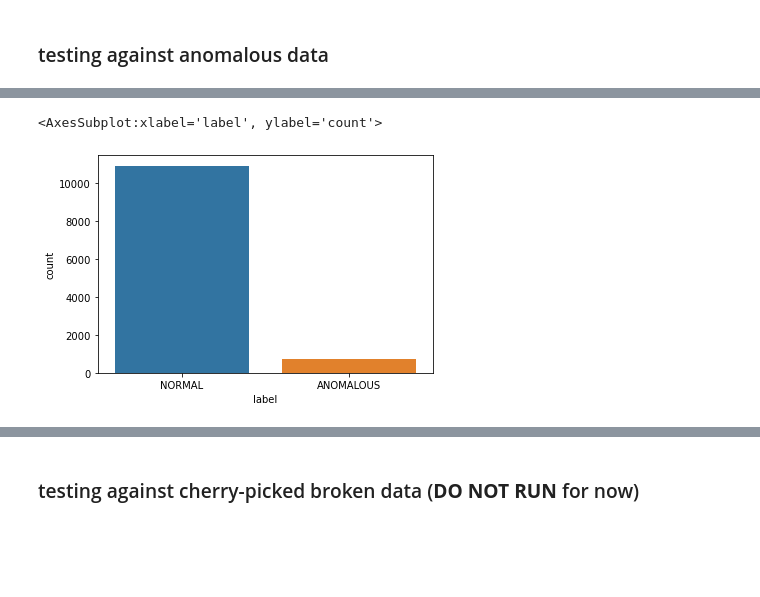
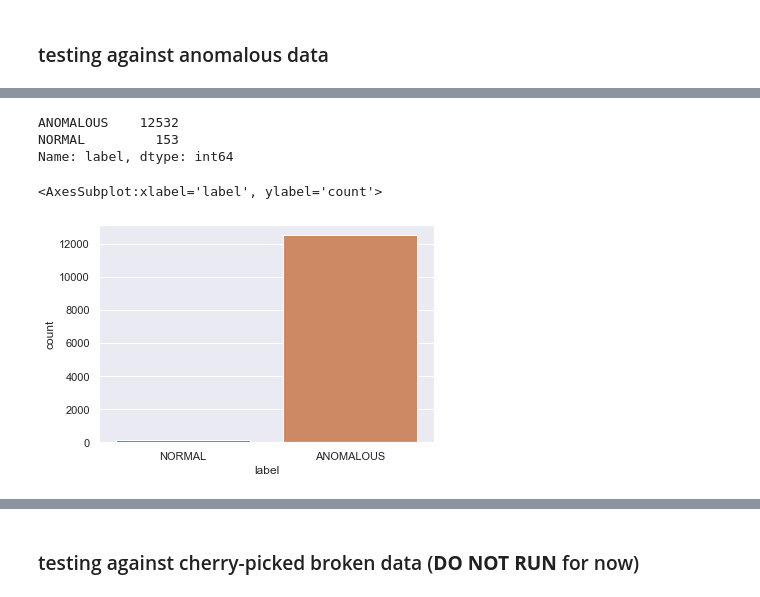
Before and after one commit to LiquidMethane/ece9603-project, a Jupyter notebook: 21/cae-testing-21.ipynb, the cells around one changed output, grey strips where cells are left out. Drawn from its saved outputs; the diff is of its cells as text; code cells hidden in the pictures; blank space fills up the shorter version.

```diff
--- a/21/cae-testing-21.ipynb
+++ b/21/cae-testing-21.ipynb
@@ -123,4 +109,4 @@ sns.countplot(x='label', data=df_prediction)
 input_tensor = torch.from_numpy(anom_test.reshape(-1, 1, window_size, 37)).to(device)
 reconstructed_window = cae(input_tensor)
 # %%
-loss = reconstruction_mse(anom_test, reconstructed_window.detach().numpy())
+loss_anom = reconstruction_mse(anom_test, reconstructed_window.detach().numpy())
@@ -126,0 +126,2 @@ loss = reconstruction_mse(anom_test, reconstructed_window.detach().numpy())
+# %%
+recon_loss_threshold = 0.7
@@ -127,2 +148,2 @@ loss = reconstruction_mse(anom_test, reconstructed_window.detach().numpy())
 # %%
-prediction = ['NORMAL' if l < recon_loss_threshold else 'ANOMALOUS' for l in loss]
+prediction_anom = ['NORMAL' if l < recon_loss_threshold else 'ANOMALOUS' for l in loss_anom]
@@ -129,8 +152,12 @@ prediction = ['NORMAL' if l < recon_loss_threshold else 'ANOMALOUS' for l in los
 # %%
-df_prediction = pd.DataFrame(data=np.array(prediction), columns=['label'])
-df_prediction['label'].value_counts()
+df_prediction_anom = pd.DataFrame(data=np.array(prediction_anom), columns=['label'])
+df_prediction_anom['label'].value_counts()
+# %% [output]
+ANOMALOUS    12532
+NORMAL         153
+Name: label, dtype: int64
 # %%
-sns.countplot(x='label', data=df_prediction)
+sns.countplot(x='label', data=df_prediction_anom)
 # %% [output]
 <AxesSubplot:xlabel='label', ylabel='count'>
-[figure, old version]
+[figure, new version]
```
Also changed, not shown: parts of 20 cells of this notebook, 10 other files.
